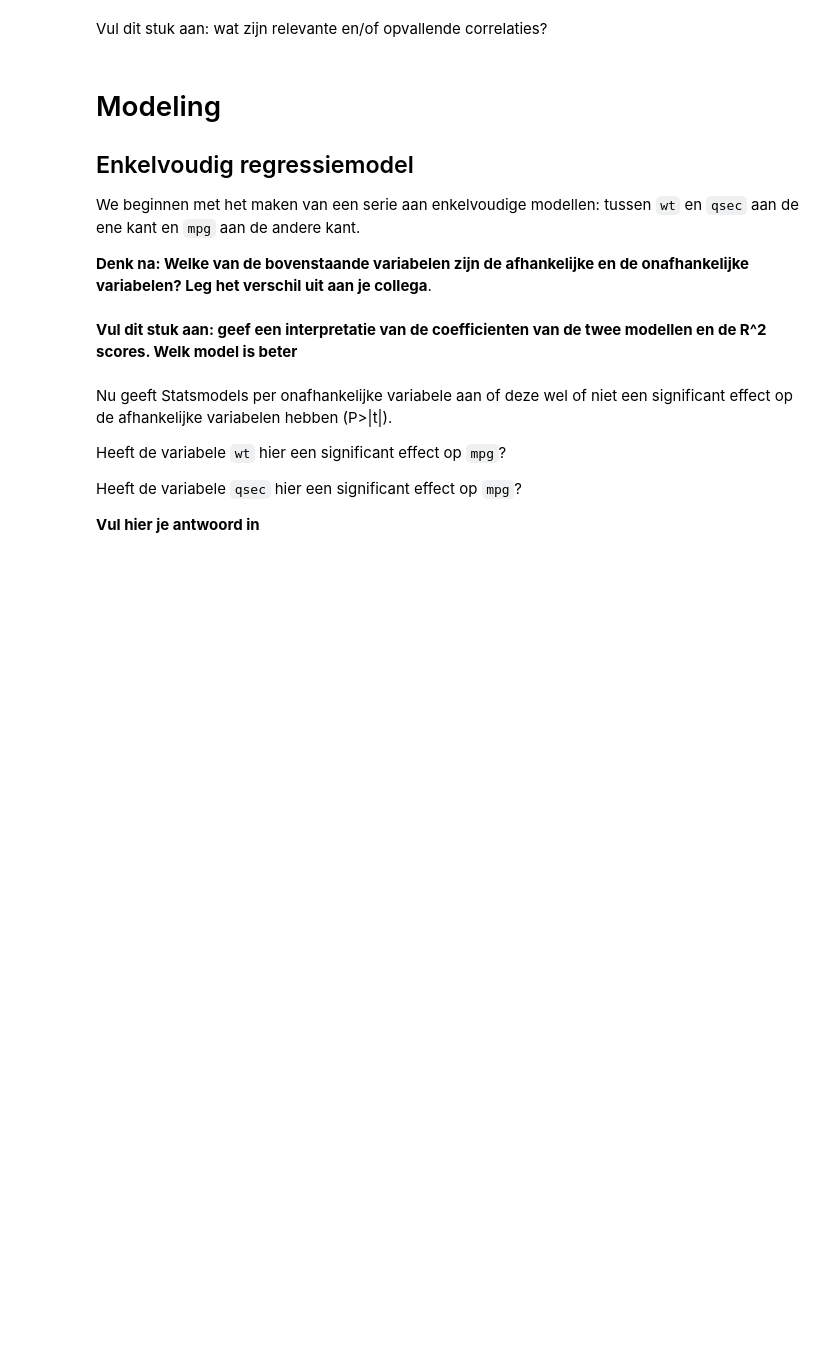
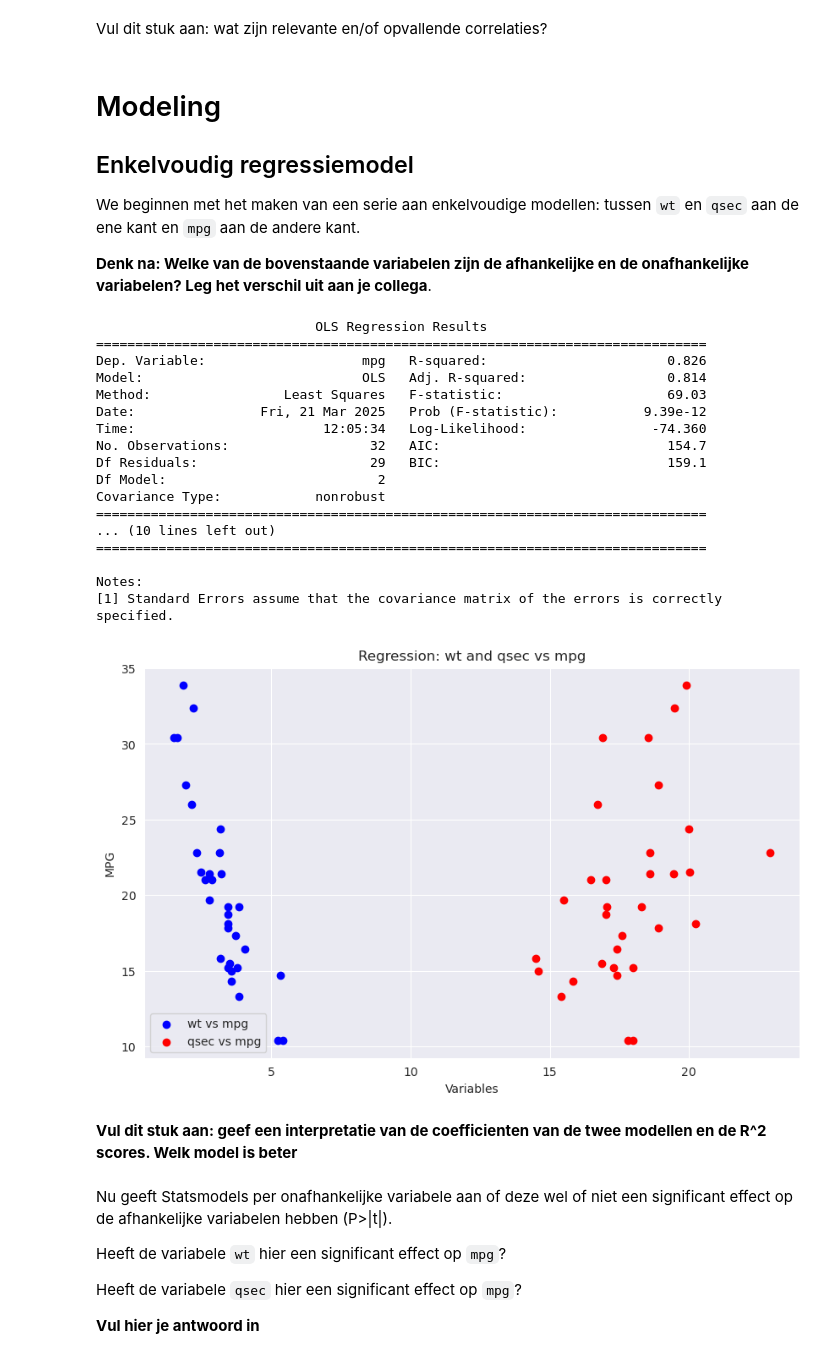
Before and after one commit to Yannick1159/data-science-yannick, a Jupyter notebook: Les-3/LinReg-studentversie-herontwikkeld.ipynb, the cells around one changed output. Saved outputs shown, nothing was run; the diff lists cells and outputs as text; code cells hidden in the pictures; blank space fills up the shorter version.

```diff
--- a/Les-3/LinReg-studentversie-herontwikkeld.ipynb
+++ b/Les-3/LinReg-studentversie-herontwikkeld.ipynb
@@ -119,3 +142,45 @@ We beginnen met het maken van een serie aan enkelvoudige modellen: tussen `wt` e
+# %%
+# [20 min] Bouw hier twee regressiemodellen: `mpg vs wt` en `mpg vs qsec`
+# Print de summary en geef antwoord op onderstaande vragen
+
+df = pd.DataFrame(data)
+
+X = df[['wt', 'qsec']]  # Onafhankelijke
+y = df['mpg']  # Afhankelijke variabele
+
+X = smf.add_constant(X)
+
+model = smf.OLS(y, X).fit()
+
+print(model.summary())
+
+plt.figure(figsize=(10, 6))
+plt.scatter(df['wt'], df['mpg'], color='blue', label='wt vs mpg')
+plt.scatter(df['qsec'], df['mpg'], color='red', label='qsec vs mpg')
+plt.xlabel('Variables')
+plt.ylabel('MPG')
+plt.title('Regression: wt and qsec vs mpg')
+plt.legend()
+plt.show()
+# %% [output]
+                            OLS Regression Results
+==============================================================================
+Dep. Variable:                    mpg   R-squared:                       0.826
+Model:                            OLS   Adj. R-squared:                  0.814
+Method:                 Least Squares   F-statistic:                     69.03
+Date:                Fri, 21 Mar 2025   Prob (F-statistic):           9.39e-12
+Time:                        12:05:34   Log-Likelihood:                -74.360
+No. Observations:                  32   AIC:                             154.7
+Df Residuals:                      29   BIC:                             159.1
+Df Model:                           2
+Covariance Type:            nonrobust
+==============================================================================
+... (10 lines left out)
+==============================================================================
+
+Notes:
+[1] Standard Errors assume that the covariance matrix of the errors is correctly specified.
+[figure, added]
 # %% [markdown]
 **Vul dit stuk aan: geef een interpretatie van de coefficienten van de twee modellen en de R^2 scores. Welk model is beter**
 # %% [markdown]
```
Also changed, not shown: parts of 4 cells of this notebook, 4 other files.
